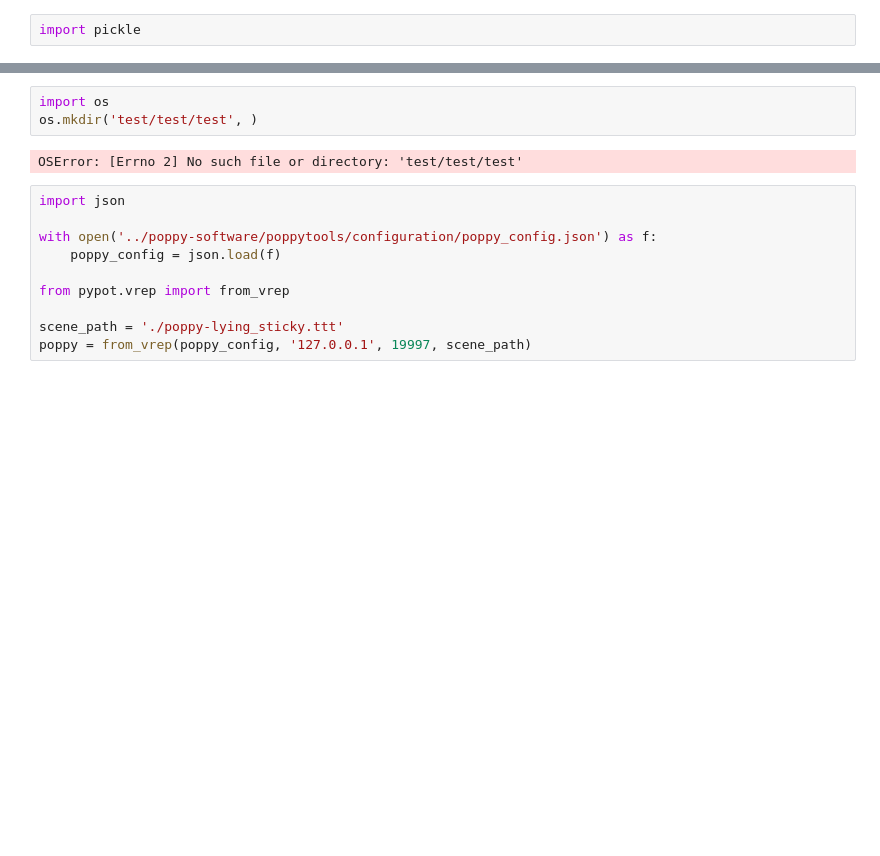
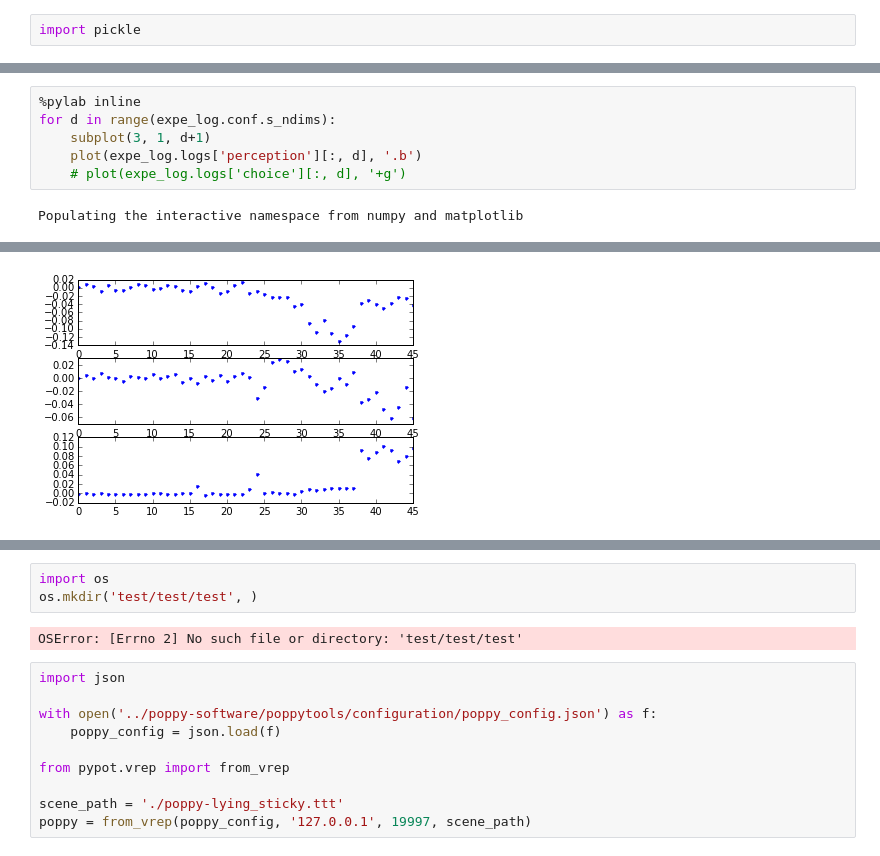
Before and after one commit to clement-moulin-frier/explaupoppypot, a Jupyter notebook: results.ipynb, the cells around one changed output, grey strips where cells are left out. Drawn from its saved outputs; the diff is of its cells as text; blank space fills up the shorter version.

```diff
--- a/results.ipynb
+++ b/results.ipynb
@@ -7,0 +23,8 @@ for xp in ['discretized_progress']:
+# %%
+%pylab inline
+for d in range(expe_log.conf.s_ndims):
+    subplot(3, 1, d+1)
+    plot(expe_log.logs['perception'][:, d], '.b')
+    # plot(expe_log.logs['choice'][:, d], '+g')
+# %% [output]
+Populating the interactive namespace from numpy and matplotlib
@@ -7,0 +33 @@ for xp in ['discretized_progress']:
+[figure, added]
```
Also changed, not shown: parts of 10 cells of this notebook.
